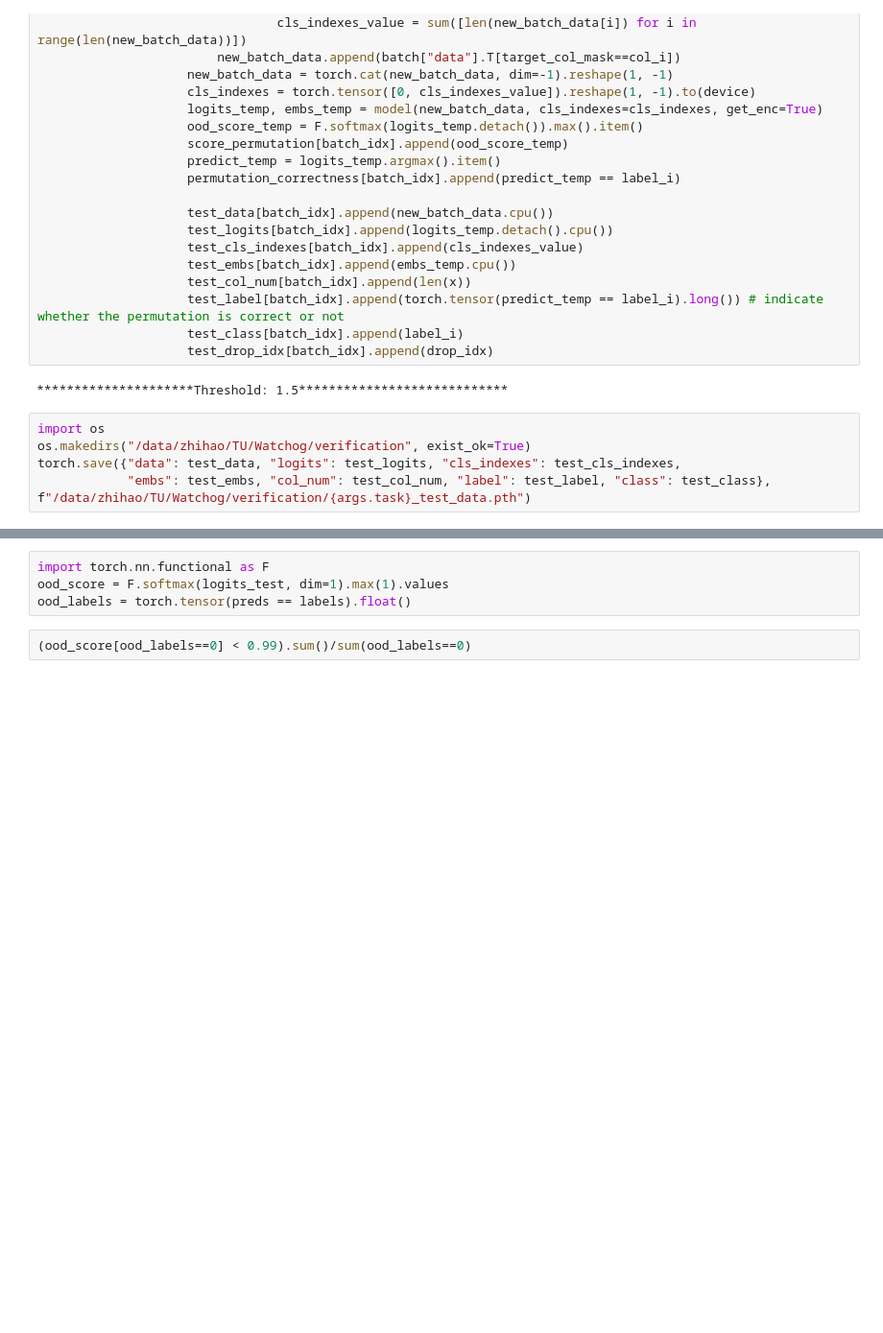
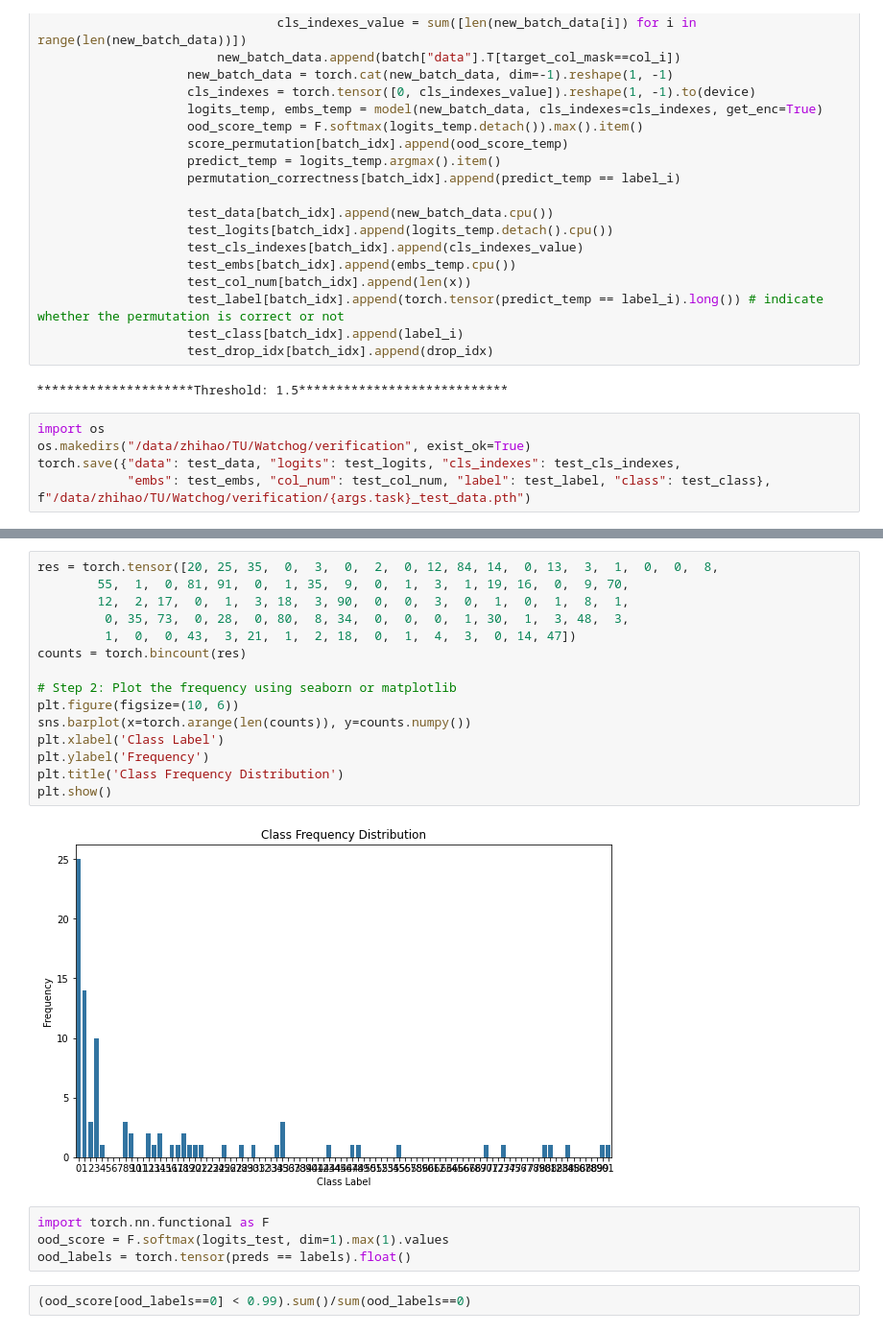
Before and after one commit to TommyDzh/watchog, a Jupyter notebook: inference_colwise_sotab copy 2.ipynb, the cells around one changed output, grey strips where cells are left out. Shown at 96% size. Saved outputs shown, nothing was run; the diff lists cells and outputs as text; blank space fills up the shorter version.

```diff
--- a/inference_colwise_sotab copy 2.ipynb
+++ b/inference_colwise_sotab copy 2.ipynb
@@ -1504,3 +1582,20 @@ torch.save({"data": test_data, "logits": test_logits, "cls_indexes": test_cls_in
+# %%
+res = torch.tensor([20, 25, 35,  0,  3,  0,  2,  0, 12, 84, 14,  0, 13,  3,  1,  0,  0,  8,
+        55,  1,  0, 81, 91,  0,  1, 35,  9,  0,  1,  3,  1, 19, 16,  0,  9, 70,
+        12,  2, 17,  0,  1,  3, 18,  3, 90,  0,  0,  3,  0,  1,  0,  1,  8,  1,
+         0, 35, 73,  0, 28,  0, 80,  8, 34,  0,  0,  0,  1, 30,  1,  3, 48,  3,
+         1,  0,  0, 43,  3, 21,  1,  2, 18,  0,  1,  4,  3,  0, 14, 47])
+counts = torch.bincount(res)
+
+# Step 2: Plot the frequency using seaborn or matplotlib
+plt.figure(figsize=(10, 6))
+sns.barplot(x=torch.arange(len(counts)), y=counts.numpy())
+plt.xlabel('Class Label')
+plt.ylabel('Frequency')
+plt.title('Class Frequency Distribution')
+plt.show()
+# %% [output]
+[figure, added]
 # %%
 import torch.nn.functional as F
 ood_score = F.softmax(logits_test, dim=1).max(1).values
```
Also changed, not shown: parts of 8 cells of this notebook, 28 other files.
